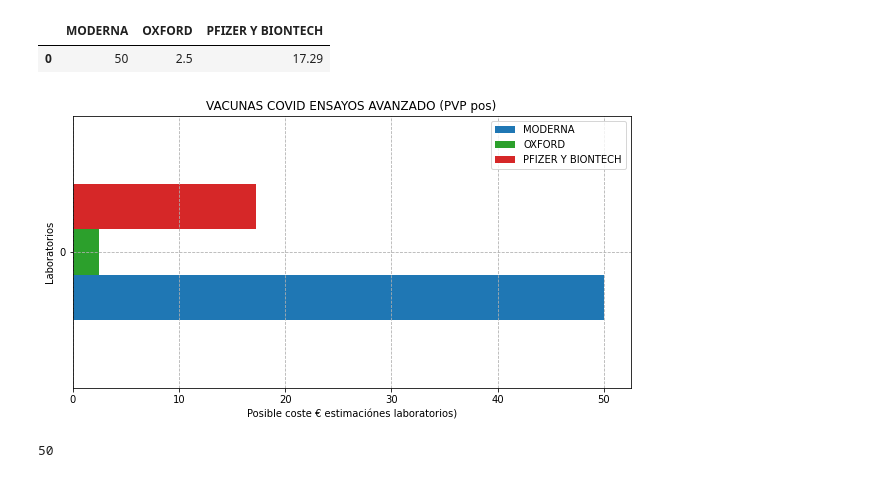
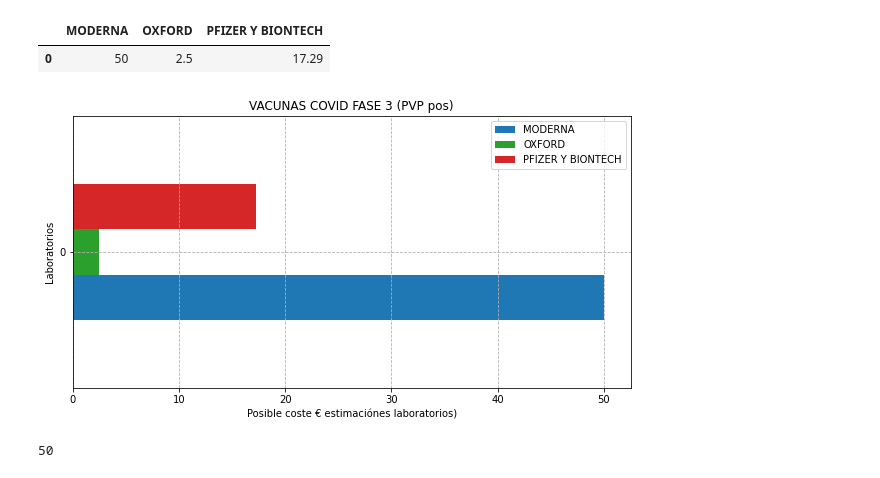
Before and after one commit to JMGONB/DS_0620, a Jupyter notebook: mi_proyecto_agosto/src/utils/vacunas.ipynb, the cells around one changed output. Cells and saved outputs as stored; diff of their text form; code cells hidden in the pictures.

```diff
--- a/mi_proyecto_agosto/src/utils/vacunas.ipynb
+++ b/mi_proyecto_agosto/src/utils/vacunas.ipynb
@@ -1021,15 +1025,15 @@ vacuna_covid_precios
 # %%
 
 colores=["#1f77b4","#2ca02c","#d62728"]
 fig=plt.figure
 vacuna_covid_precios.plot(figsize=(10,5),kind='barh',color=colores)
-plt.title("VACUNAS COVID ENSAYOS AVANZADO (PVP pos)")
+plt.title("VACUNAS COVID FASE 3 (PVP pos)")
 plt.grid(linestyle ='dashed')
 plt.xlabel("Posible coste € estimaciónes laboratorios)")
 plt.ylabel("Laboratorios")
 plt.show()
 # %% [output]
-[figure, old version]
+[figure, new version]
 # %%
 vacuna_covid_precios_m=vacuna_covid_precios.iloc[0,0]
 vacuna_covid_precios_m
```
Also changed, not shown: parts of 6 cells of this notebook, 11 other files.
